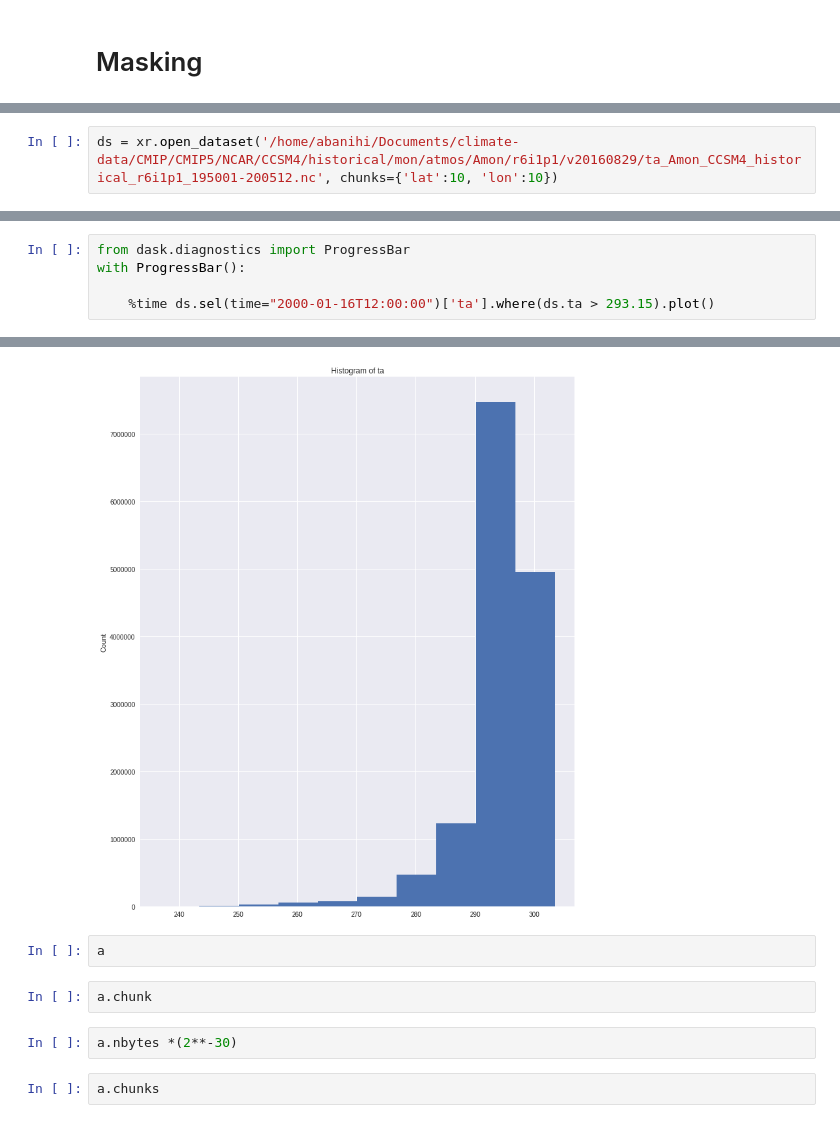
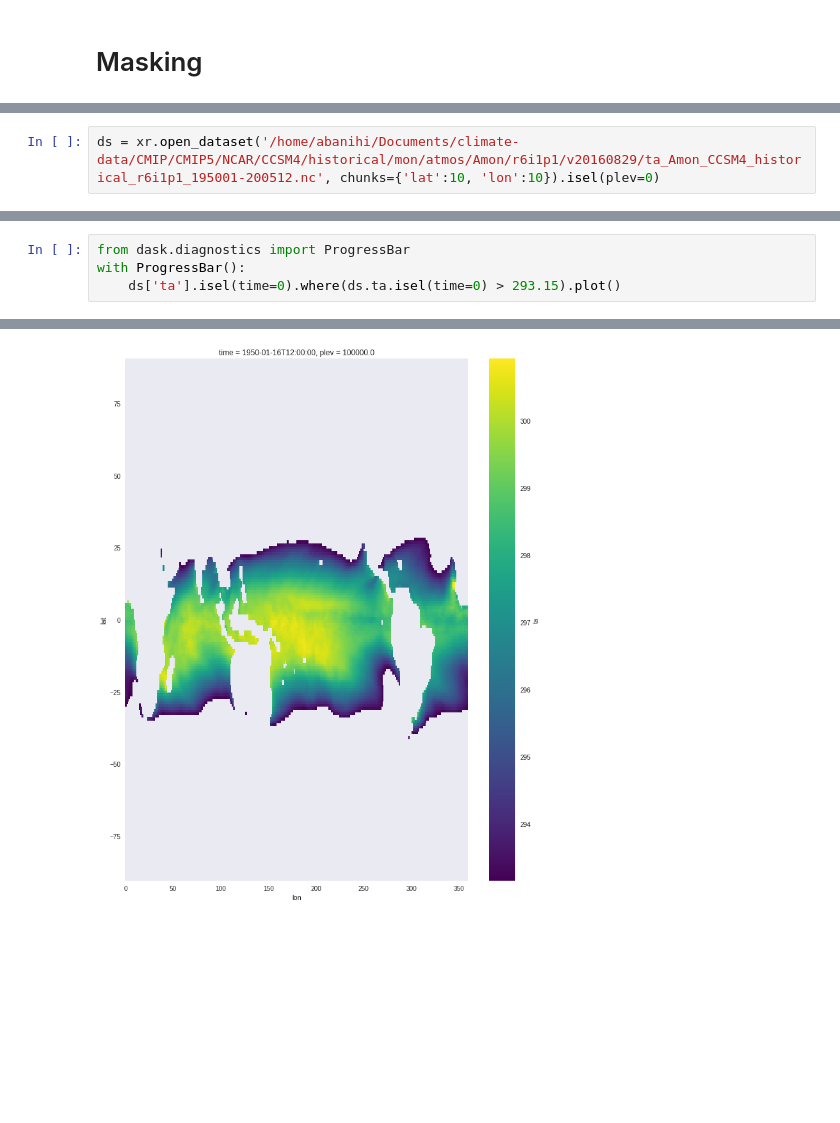
Before and after one commit to amilanir/all-python-docs, a Jupyter notebook: Scientific/xarray/08-masking.ipynb, the cells around one changed output, grey strips where cells are left out. Saved outputs shown, nothing was run; the diff lists cells and outputs as text; blank space fills up the shorter version.

```diff
--- a/Scientific/xarray/08-masking.ipynb
+++ b/Scientific/xarray/08-masking.ipynb
@@ -31,2 +33,2 @@ Suppose we need to determine which grid cells had temperatures > 20 deg C on Jun
 # %%
-ds = xr.open_dataset('/home/abanihi/Documents/climate-data/CMIP/CMIP5/NCAR/CCSM4/historical/mon/atmos/Amon/r6i1p1/v20160829/ta_Amon_CCSM4_historical_r6i1p1_195001-200512.nc', chunks={'lat':10, 'lon':10})
+ds = xr.open_dataset('/home/abanihi/Documents/climate-data/CMIP/CMIP5/NCAR/CCSM4/historical/mon/atmos/Amon/r6i1p1/v20160829/ta_Amon_CCSM4_historical_r6i1p1_195001-200512.nc', chunks={'lat':10, 'lon':10}).isel(plev=0)
@@ -57,6 +63,5 @@ Data variables:
 # %%
 from dask.diagnostics import ProgressBar
 with ProgressBar():
-
-    %time ds.sel(time="2000-01-16T12:00:00")['ta'].where(ds.ta > 293.15).plot()
+    ds['ta'].isel(time=0).where(ds.ta.isel(time=0) > 293.15).plot()
 # %% [output]
@@ -66,9 +70 @@ Wall time: 2min 31s
-[figure, old version]
+[figure, new version]
-# %%
-a
-# %%
-a.chunk
-# %%
-a.nbytes *(2**-30)
-# %%
-a.chunks
```
Also changed, not shown: parts of 15 cells of this notebook.
